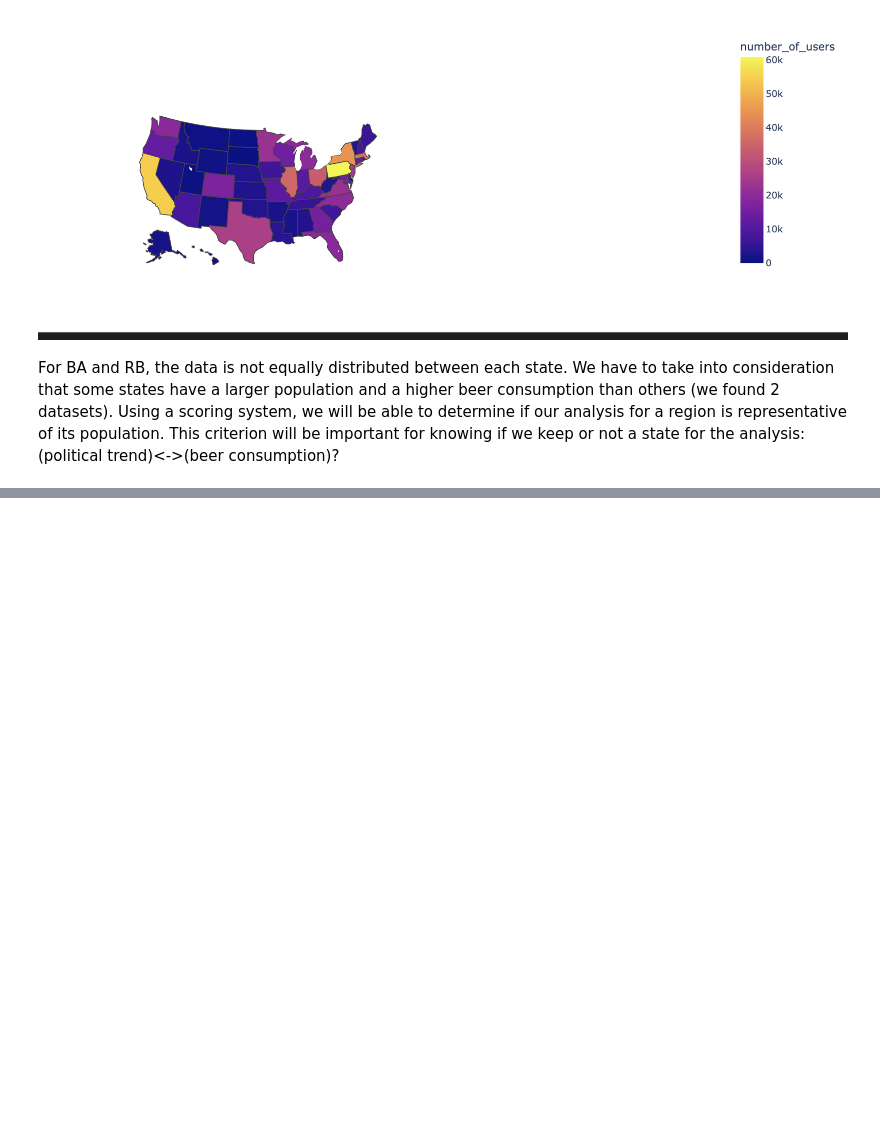
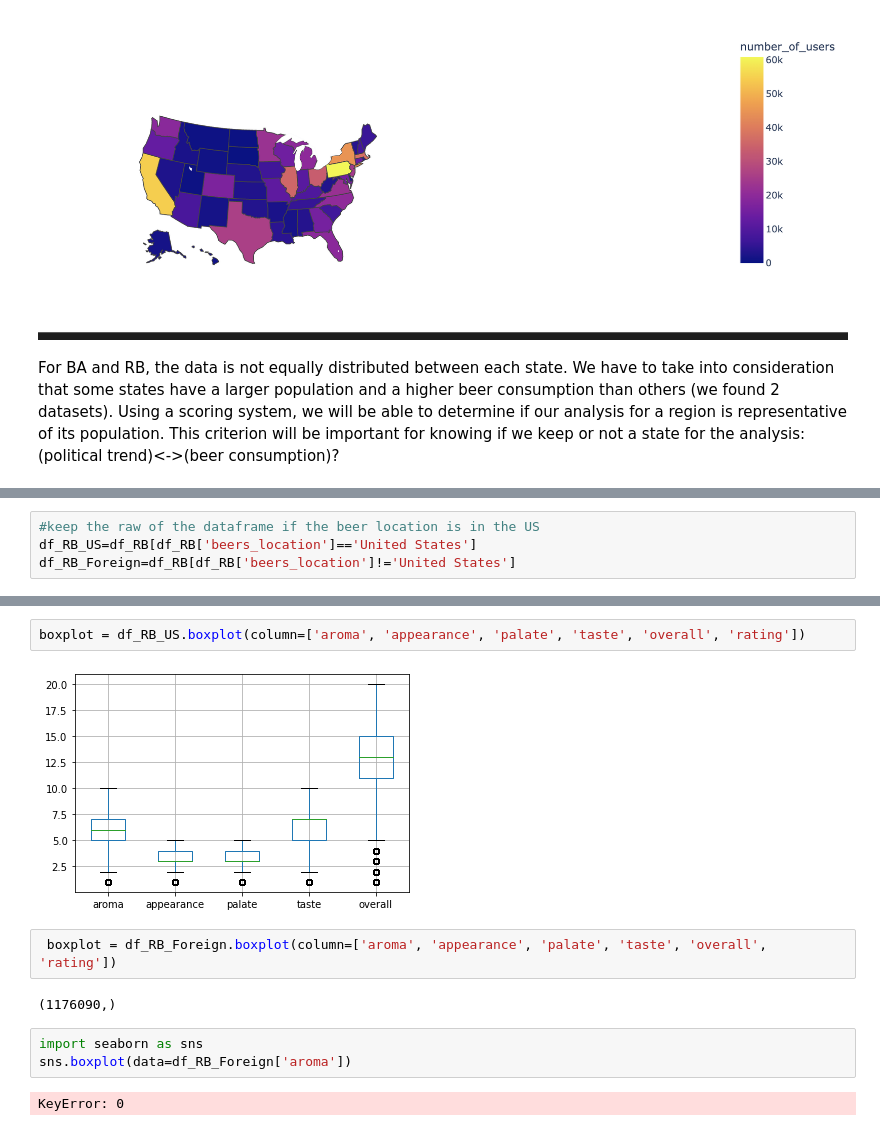
Before and after one commit to epfl-ada/ada-2022-project-datalcoholic, a Jupyter notebook: datalcholic_project_1.ipynb, the cells around one changed output, grey strips where cells are left out. Cells and saved outputs as stored; diff of their text form; blank space fills up the shorter version.

Commit message:
add boxplot

```diff
--- a/datalcholic_project_1.ipynb
+++ b/datalcholic_project_1.ipynb
@@ -291,0 +319,4 @@ For BA and RB, the data is not equally distributed between each state. We have t
+# %%
+#keep the raw of the dataframe if the beer location is in the US
+df_RB_US=df_RB[df_RB['beers_location']=='United States']
+df_RB_Foreign=df_RB[df_RB['beers_location']!='United States']
@@ -291,0 +330,13 @@ For BA and RB, the data is not equally distributed between each state. We have t
+# %%
+boxplot = df_RB_US.boxplot(column=['aroma', 'appearance', 'palate', 'taste', 'overall', 'rating'])
+# %% [output]
+[figure, added]
+# %%
+ boxplot = df_RB_Foreign.boxplot(column=['aroma', 'appearance', 'palate', 'taste', 'overall', 'rating'])
+# %% [output]
+(1176090,)
+# %%
+import seaborn as sns
+sns.boxplot(data=df_RB_Foreign['aroma'])
+# %% [output]
+KeyError: 0
```
Also changed, not shown: parts of 6 cells of this notebook.
